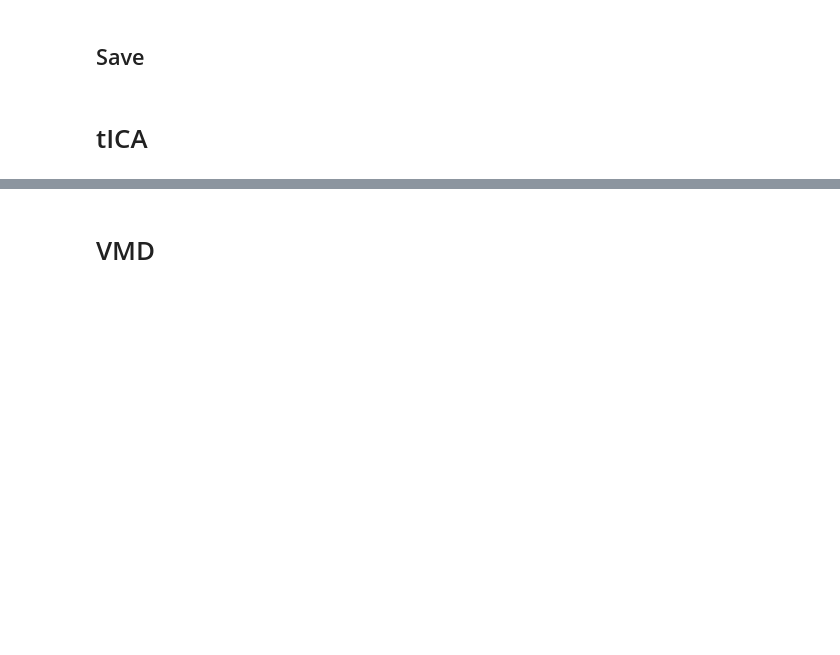
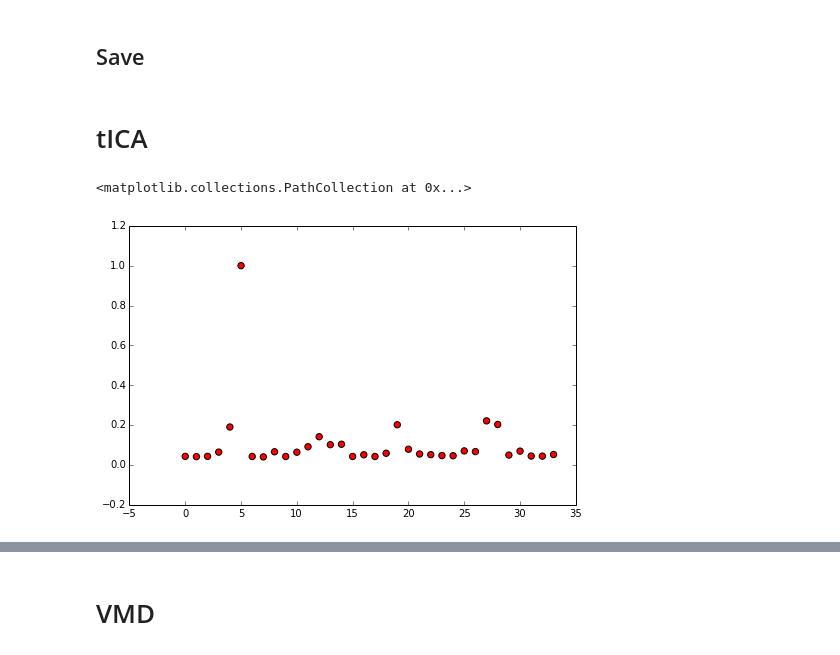
Before and after one commit to mpharrigan/wetmsm, a Jupyter notebook: ipython/gpcr/2rh1/hoh/1-gpcr_hoh_load.ipynb, the cells around one changed output, grey strips where cells are left out. Cells and saved outputs as stored; diff of their text form; code cells hidden in the pictures; blank space fills up the shorter version.

```diff
--- a/ipython/gpcr/2rh1/hoh/1-gpcr_hoh_load.ipynb
+++ b/ipython/gpcr/2rh1/hoh/1-gpcr_hoh_load.ipynb
@@ -74,6 +74,14 @@ with open('2-hoh-tica.pickl', 'wb') as f:
 # %%
 with open('3-hoh-ticax.pickl', 'wb') as f:
     pickle.dump(sa_pop.ticax, f)
+# %%
+plt.subplots(figsize=(8,5))
+tic1 = sa_pop.tica.components_[0] ** 2
+tic1 /= np.max(tic1)
+plt.scatter(range(len(tic1[tic1>0.04])), tic1[tic1>0.04], linewidth=1, s=40, c='r')
+# %% [output]
+<matplotlib.collections.PathCollection at 0x...>
+[figure, added]
 # %%
 plt.subplots(figsize=(3,5))
 plt.hlines(sa_pop.tica.timescales_, 0, 1, 'b')
```
Also changed, not shown: parts of 13 cells of this notebook, 8 other files.
